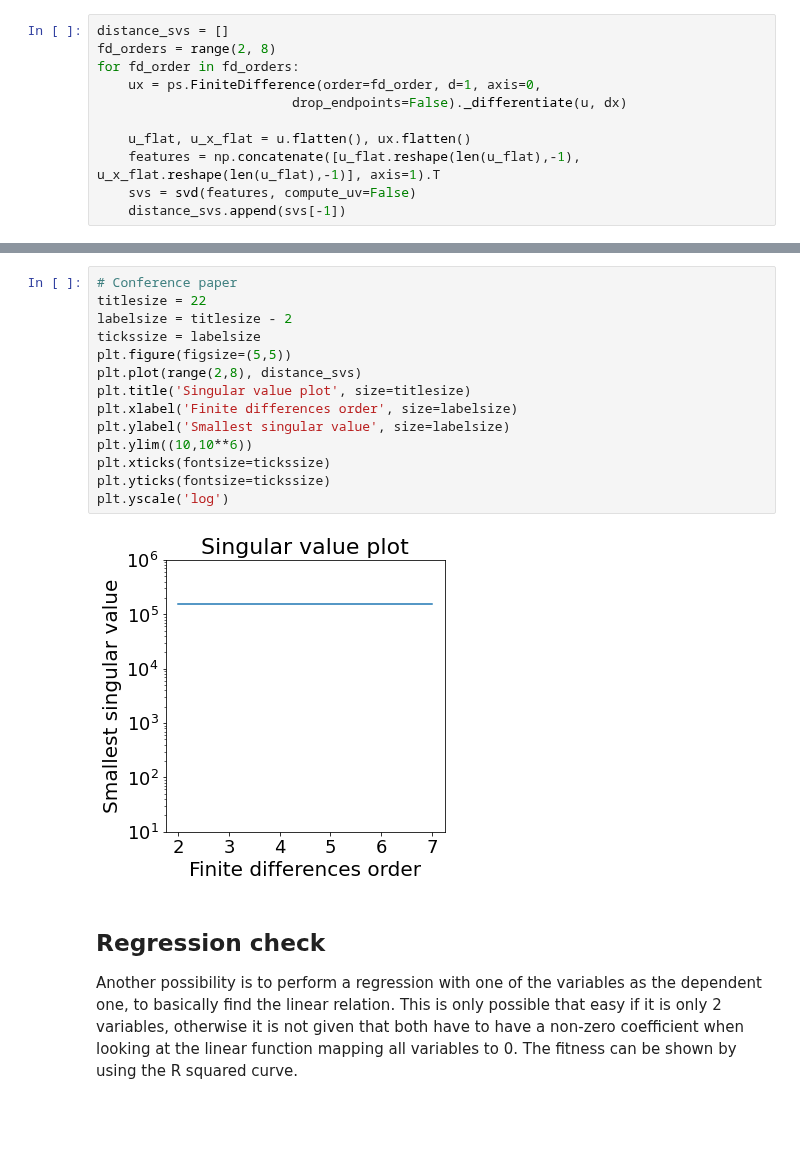
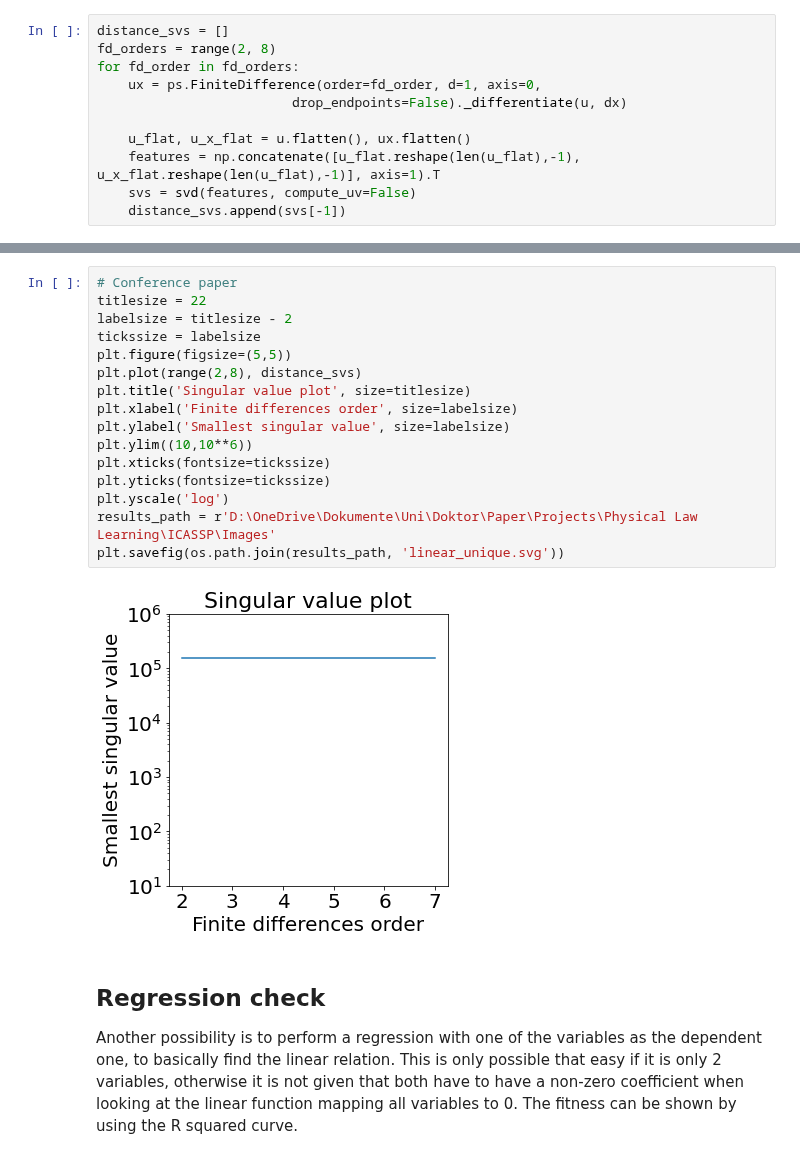
Before and after one commit to HillaryHauger/robust-identifiability-symbolic-recovery, a Jupyter notebook: Experiments Ambiguity Paper/Linear PDE Unique.ipynb, the cells around one changed output, grey strips where cells are left out. Saved outputs shown, nothing was run; the diff lists cells and outputs as text; blank space fills up the shorter version.

```diff
--- a/Experiments Ambiguity Paper/Linear PDE Unique.ipynb
+++ b/Experiments Ambiguity Paper/Linear PDE Unique.ipynb
@@ -170,19 +170,21 @@ plt.savefig(r'D:\OneDrive\Dokumente\Uni\Doktor\Paper\Projects\Physical Law Learn
-# %%
-# Conference paper
-titlesize = 22
-labelsize = titlesize - 2
-tickssize = labelsize
-plt.figure(figsize=(5,5))
-plt.plot(range(2,8), distance_svs)
-plt.title('Singular value plot', size=titlesize)
-plt.xlabel('Finite differences order', size=labelsize)
-plt.ylabel('Smallest singular value', size=labelsize)
-plt.ylim((10,10**6))
-plt.xticks(fontsize=tickssize)
-plt.yticks(fontsize=tickssize)
-plt.yscale('log')
-# %% [output]
-[figure, removed]
+# %%
+# Conference paper
+titlesize = 22
+labelsize = titlesize - 2
+tickssize = labelsize
+plt.figure(figsize=(5,5))
+plt.plot(range(2,8), distance_svs)
+plt.title('Singular value plot', size=titlesize)
+plt.xlabel('Finite differences order', size=labelsize)
+plt.ylabel('Smallest singular value', size=labelsize)
+plt.ylim((10,10**6))
+plt.xticks(fontsize=tickssize)
+plt.yticks(fontsize=tickssize)
+plt.yscale('log')
+results_path = r'D:\OneDrive\Dokumente\Uni\Doktor\Paper\Projects\Physical Law Learning\ICASSP\Images'
+plt.savefig(os.path.join(results_path, 'linear_unique.svg'))
+# %% [output]
+[figure, added]
 # %% [markdown]
 ## Regression check
 Another possibility is to perform a regression with one of the variables as the dependent one, to basically find the linear relation. This is only possible that easy if it is only 2 variables, otherwise it is not given that both have to have a non-zero coefficient when looking at the linear function mapping all variables to 0. The fitness can be shown by using the R squared curve.
```
Also changed, not shown: parts of 1 cell of this notebook, 1 other file.
